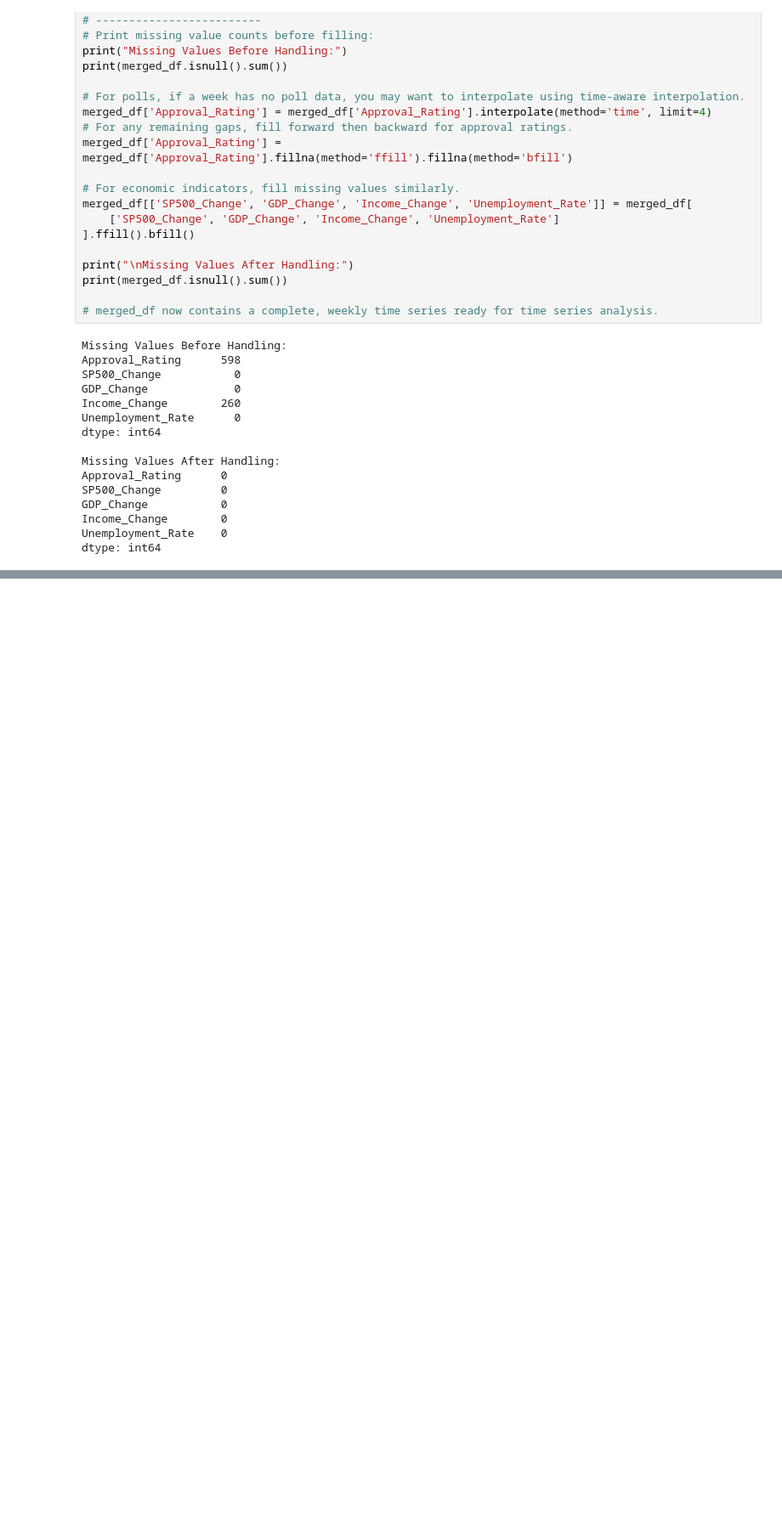
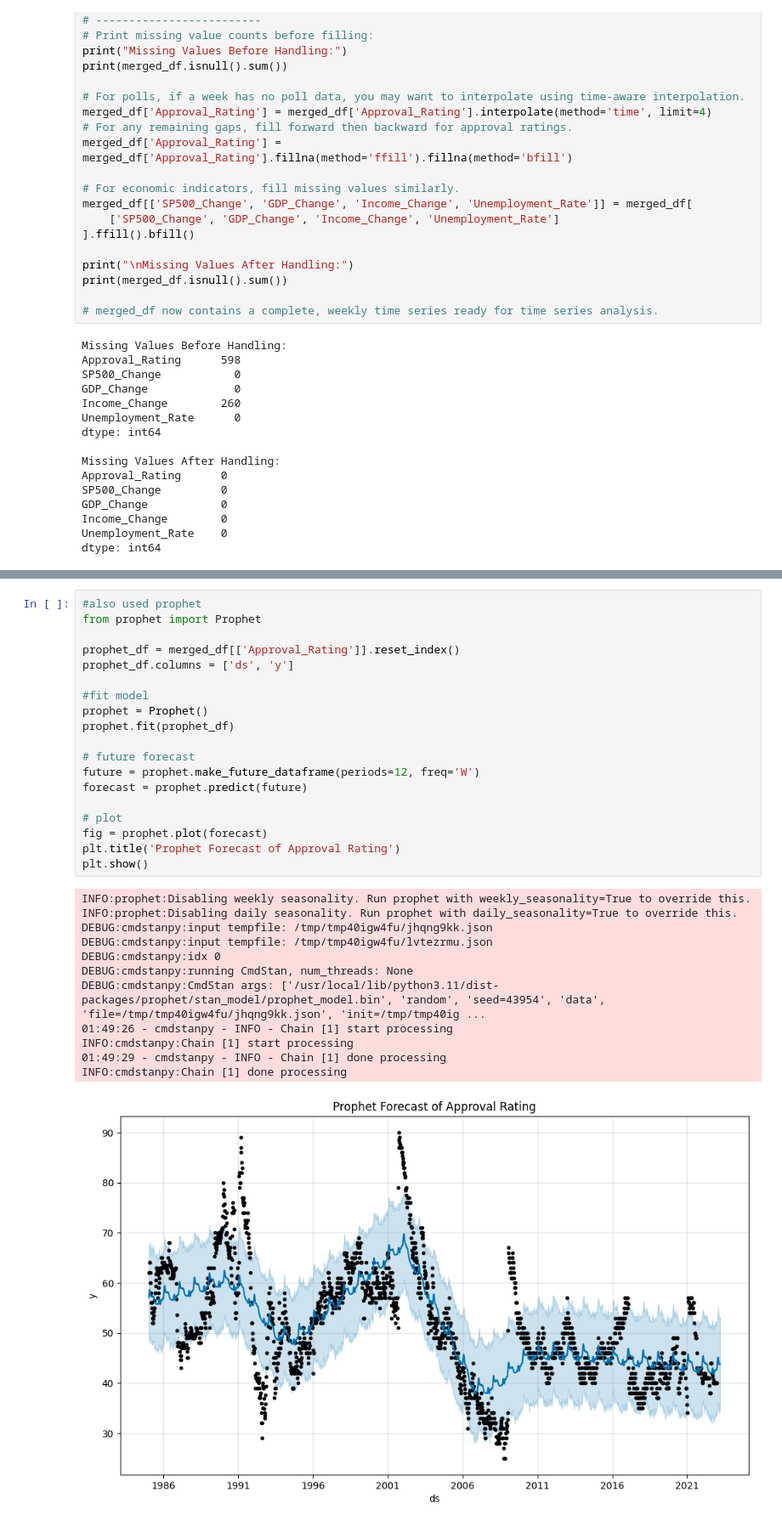
Before and after one commit to ArjunaBazaz/Presidential_Approval_Rating_Prediction, a Jupyter notebook: SCRIPTS/4_time_series_analysis.ipynb, the cells around one changed output, grey strips where cells are left out. Shown: that part at 85% size. Cells and saved outputs as stored; diff of their text form; blank space fills up the shorter version.

```diff
--- a/SCRIPTS/4_time_series_analysis.ipynb
+++ b/SCRIPTS/4_time_series_analysis.ipynb
@@ -195,0 +243,32 @@ dtype: int64
+# %%
+#also used prophet
+from prophet import Prophet
+
+prophet_df = merged_df[['Approval_Rating']].reset_index()
+prophet_df.columns = ['ds', 'y']
+
+#fit model
+prophet = Prophet()
+prophet.fit(prophet_df)
+
+# future forecast
+future = prophet.make_future_dataframe(periods=12, freq='W')
+forecast = prophet.predict(future)
+
+# plot
+fig = prophet.plot(forecast)
+plt.title('Prophet Forecast of Approval Rating')
+plt.show()
+# %% [output]
+INFO:prophet:Disabling weekly seasonality. Run prophet with weekly_seasonality=True to override this.
+INFO:prophet:Disabling daily seasonality. Run prophet with daily_seasonality=True to override this.
+DEBUG:cmdstanpy:input tempfile: /tmp/tmp40igw4fu/jhqng9kk.json
+DEBUG:cmdstanpy:input tempfile: /tmp/tmp40igw4fu/lvtezrmu.json
+DEBUG:cmdstanpy:idx 0
+DEBUG:cmdstanpy:running CmdStan, num_threads: None
+DEBUG:cmdstanpy:CmdStan args: ['/usr/local/lib/python3.11/dist-packages/prophet/stan_model/prophet_model.bin', 'random', 'seed=43954', 'data', 'file=/tmp/tmp40igw4fu/jhqng9kk.json', 'init=/tmp/tmp40ig ...
+01:49:26 - cmdstanpy - INFO - Chain [1] start processing
+INFO:cmdstanpy:Chain [1] start processing
+01:49:29 - cmdstanpy - INFO - Chain [1] done processing
+INFO:cmdstanpy:Chain [1] done processing
+[figure, added]
```
Also changed, not shown: parts of 8 cells of this notebook.
